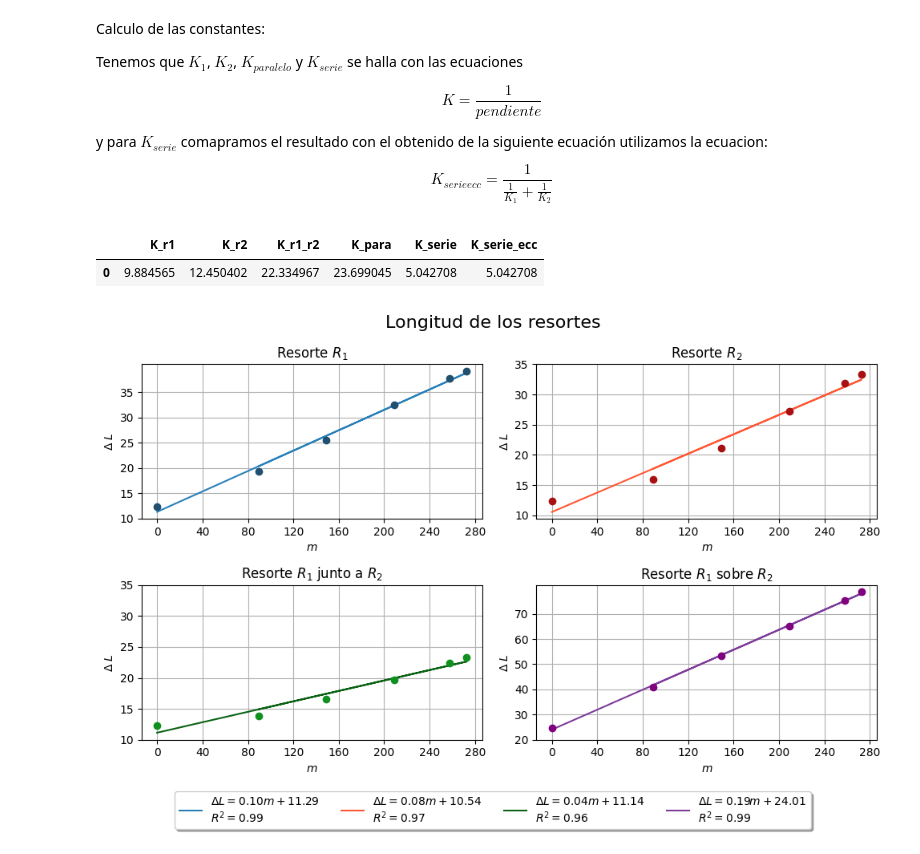
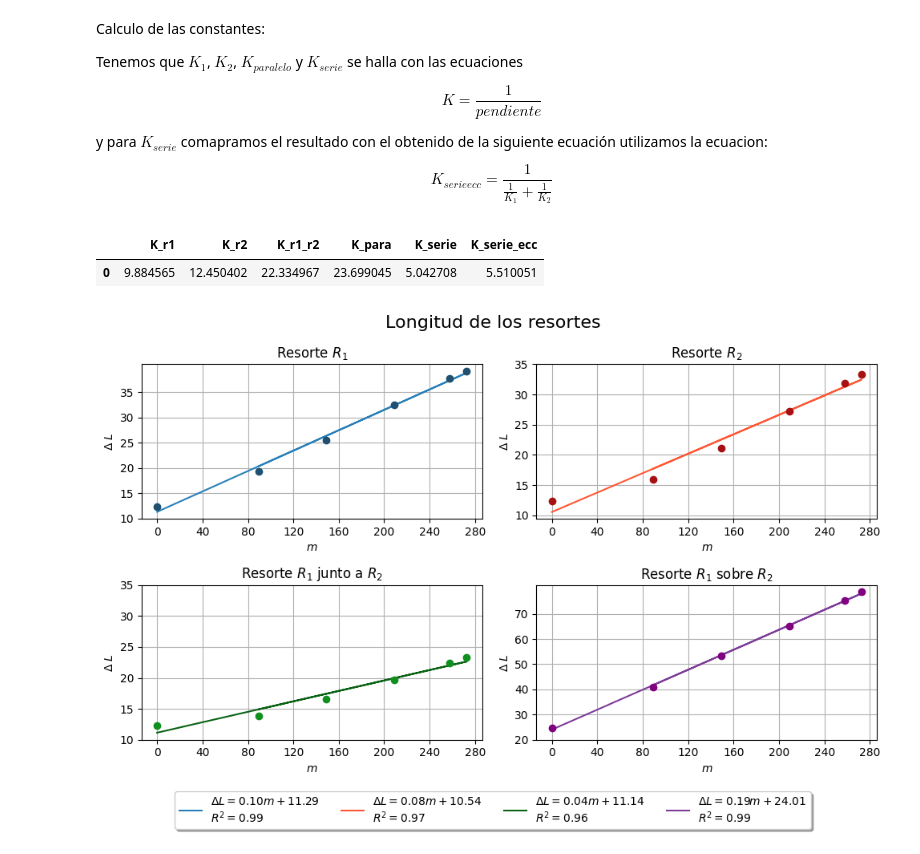
Before and after one commit to Juaan00/Laboratorios_mecanica_FEM, a Jupyter notebook: resorte/resorte.ipynb, the cells around one changed output. Saved outputs shown, nothing was run; the diff lists cells and outputs as text; code cells hidden in the pictures.

```diff
--- a/resorte/resorte.ipynb
+++ b/resorte/resorte.ipynb
@@ -132,16 +132,16 @@ $$
 # %%
 K_r1 = 1/0.10116783577322426
 K_r2 = 1/0.08031869103669714
 K_r1_r2 = K_r1 + K_r2
 K_para = 1/0.04219579251729043
 K_serie = 1/0.1983061408064609
 K_serie_ecc = 1/((1/K_r1) + (1/K_r2))
 
-tabla_K = pd.DataFrame({'K_r1': [K_r1], 'K_r2': [K_r2], 'K_r1_r2': [K_r1_r2], 'K_para': [K_para], 'K_serie' : [K_serie], 'K_serie_ecc': [K_serie]})
+tabla_K = pd.DataFrame({'K_r1': [K_r1], 'K_r2': [K_r2], 'K_r1_r2': [K_r1_r2], 'K_para': [K_para], 'K_serie' : [K_serie], 'K_serie_ecc': [K_serie_ecc]})
 tabla_K
 # %% [output]
 |  | K_r1 | K_r2 | K_r1_r2 | K_para | K_serie | K_serie_ecc |
-| 0 | 9.884565 | 12.450402 | 22.334967 | 23.699045 | 5.042708 | 5.042708 |
+| 0 | 9.884565 | 12.450402 | 22.334967 | 23.699045 | 5.042708 | 5.510051 |
 # %%
 fig_1 = plt.figure(figsize=(10, 6))
 fig_1.suptitle('Longitud de los resortes', fontsize=16)
```
